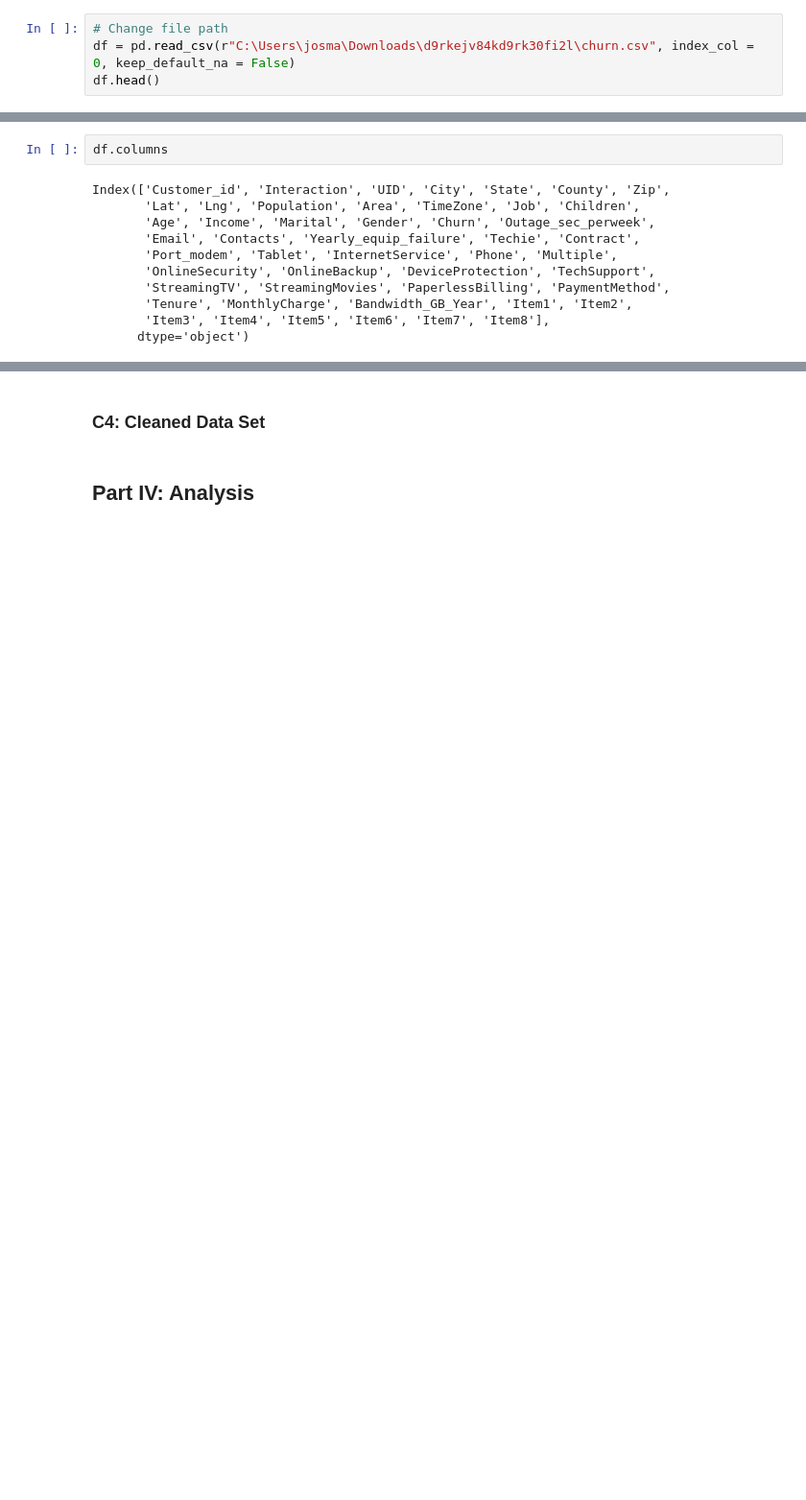
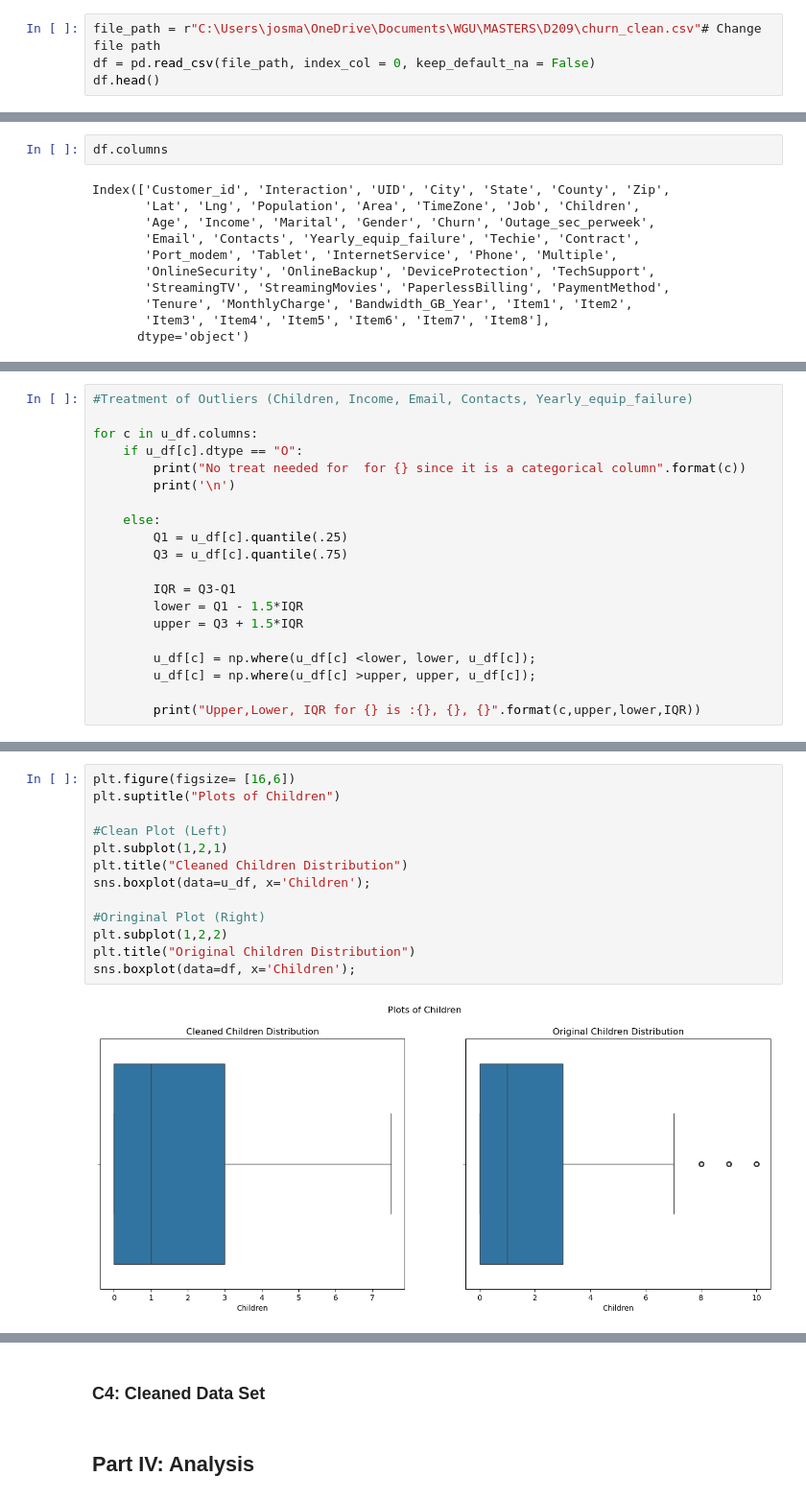
Before and after one commit to JosmarAdames/IEXTelework, a Jupyter notebook: WGU/D209_T1.ipynb, the cells around one changed output, grey strips where cells are left out. Shown at 96% size. Cells and saved outputs as stored; diff of their text form; blank space fills up the shorter version.

```diff
--- a/WGU/D209_T1.ipynb
+++ b/WGU/D209_T1.ipynb
@@ -55,8 +236,8 @@ import matplotlib.pyplot as plt
 import seaborn as sns
 import statsmodels.api as sm
 # %%
-# Change file path
-df = pd.read_csv(r"C:\Users\josma\Downloads\d9rkejv84kd9rk30fi2l\churn.csv", index_col = 0, keep_default_na = False)
+file_path = r"C:\Users\josma\OneDrive\Documents\WGU\MASTERS\D209\churn_clean.csv"# Change file path
+df = pd.read_csv(file_path, index_col = 0, keep_default_na = False)
 df.head()
 # %% [output]
 |  | Customer_id | Interaction | UID | City | State | County | Zip | Lat | Lng | Population | ... |
@@ -143,0 +373,20 @@ There are 0 nulls within the data
+# %%
+#Treatment of Outliers (Children, Income, Email, Contacts, Yearly_equip_failure)
+
+for c in u_df.columns:
+    if u_df[c].dtype == "O":
+        print("No treat needed for  for {} since it is a categorical column".format(c))
+        print('\n')
+
+    else:
+        Q1 = u_df[c].quantile(.25)
+        Q3 = u_df[c].quantile(.75)
+
+        IQR = Q3-Q1
+        lower = Q1 - 1.5*IQR
+        upper = Q3 + 1.5*IQR
+
+        u_df[c] = np.where(u_df[c] <lower, lower, u_df[c]);
+        u_df[c] = np.where(u_df[c] >upper, upper, u_df[c]);
+
+        print("Upper,Lower, IQR for {} is :{}, {}, {}".format(c,upper,lower,IQR))
@@ -143,0 +428,15 @@ There are 0 nulls within the data
+# %%
+plt.figure(figsize= [16,6])
+plt.suptitle("Plots of Children")
+
+#Clean Plot (Left)
+plt.subplot(1,2,1)
+plt.title("Cleaned Children Distribution")
+sns.boxplot(data=u_df, x='Children');
+
+#Oringinal Plot (Right)
+plt.subplot(1,2,2)
+plt.title("Original Children Distribution")
+sns.boxplot(data=df, x='Children');
+# %% [output]
+[figure, added]
```
Also changed, not shown: parts of 16 cells of this notebook.
